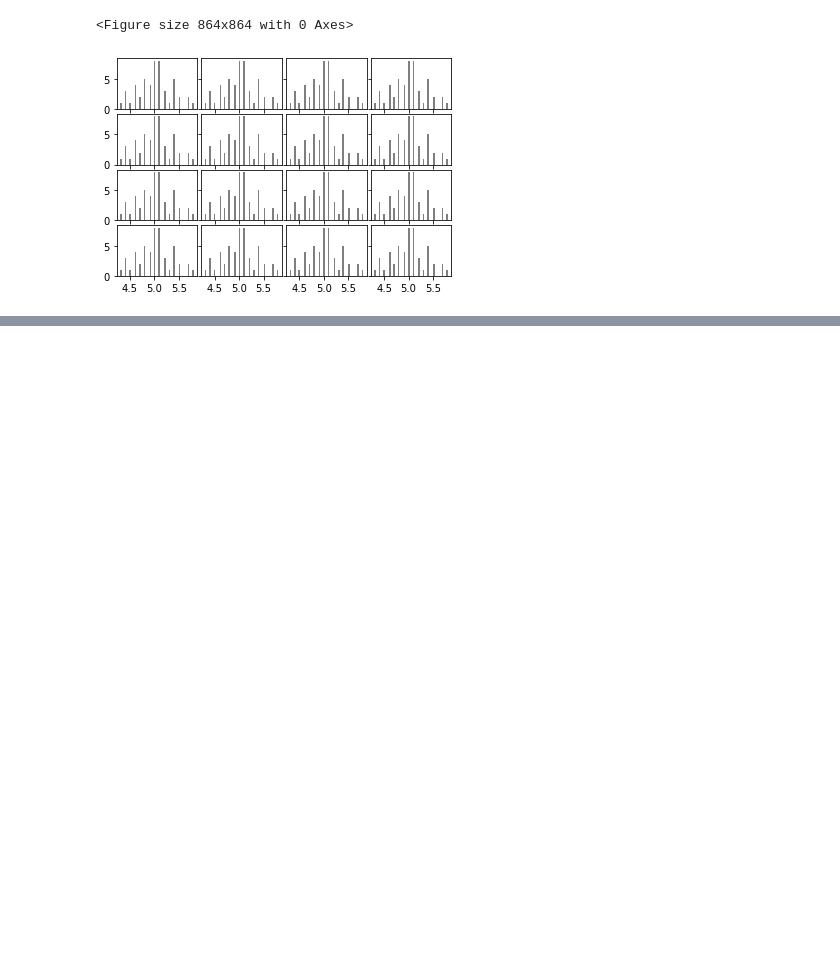
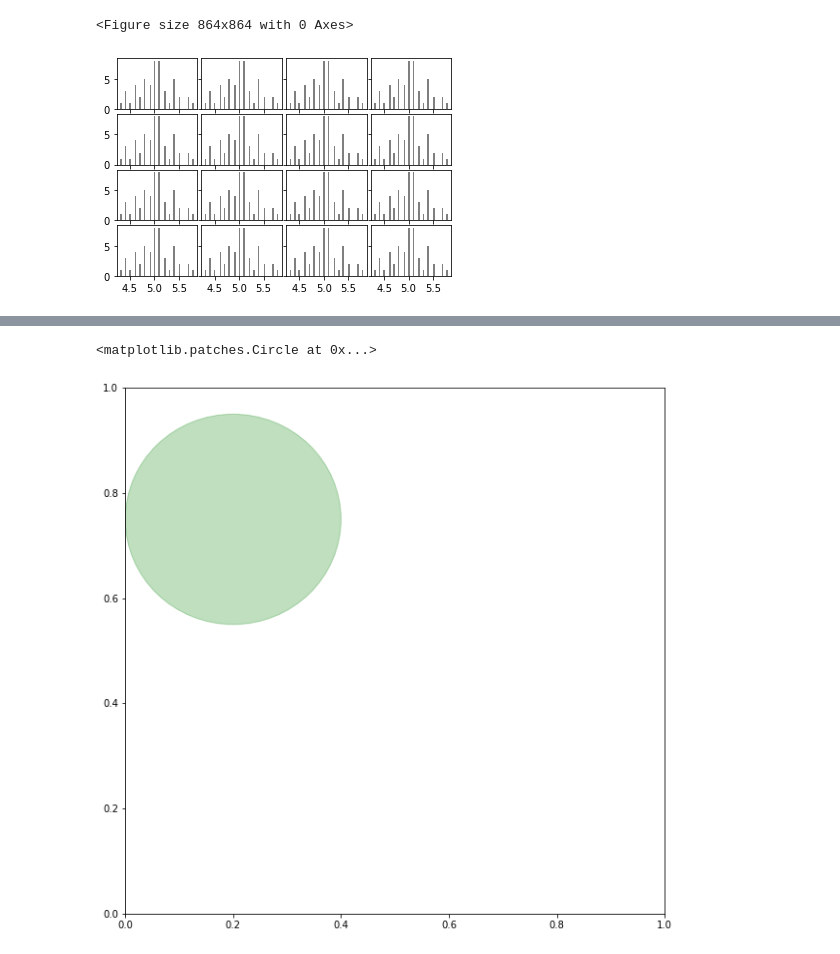
Before and after one commit to vvbshvv/12.22-, a Jupyter notebook: 연습2.ipynb, the cells around one changed output, grey strips where cells are left out. Saved outputs shown, nothing was run; the diff lists cells and outputs as text; code cells hidden in the pictures; blank space fills up the shorter version.

```diff
--- a/연습2.ipynb
+++ b/연습2.ipynb
@@ -35,0 +46,10 @@ plt.subplots_adjust(wspace=0.05, hspace=0.1)
+# %%
+fig = plt.figure(figsize=(10,10))
+ax = fig.add_subplot(1,1,1)
+
+circle = plt.Circle((0.2, 0.75), 0.2, color='g', alpha=0.25)
+
+ax.add_patch(circle)
+# %% [output]
+<matplotlib.patches.Circle at 0x...>
+[figure, added]
```
Also changed, not shown: parts of 8 cells of this notebook, 1 other file.
